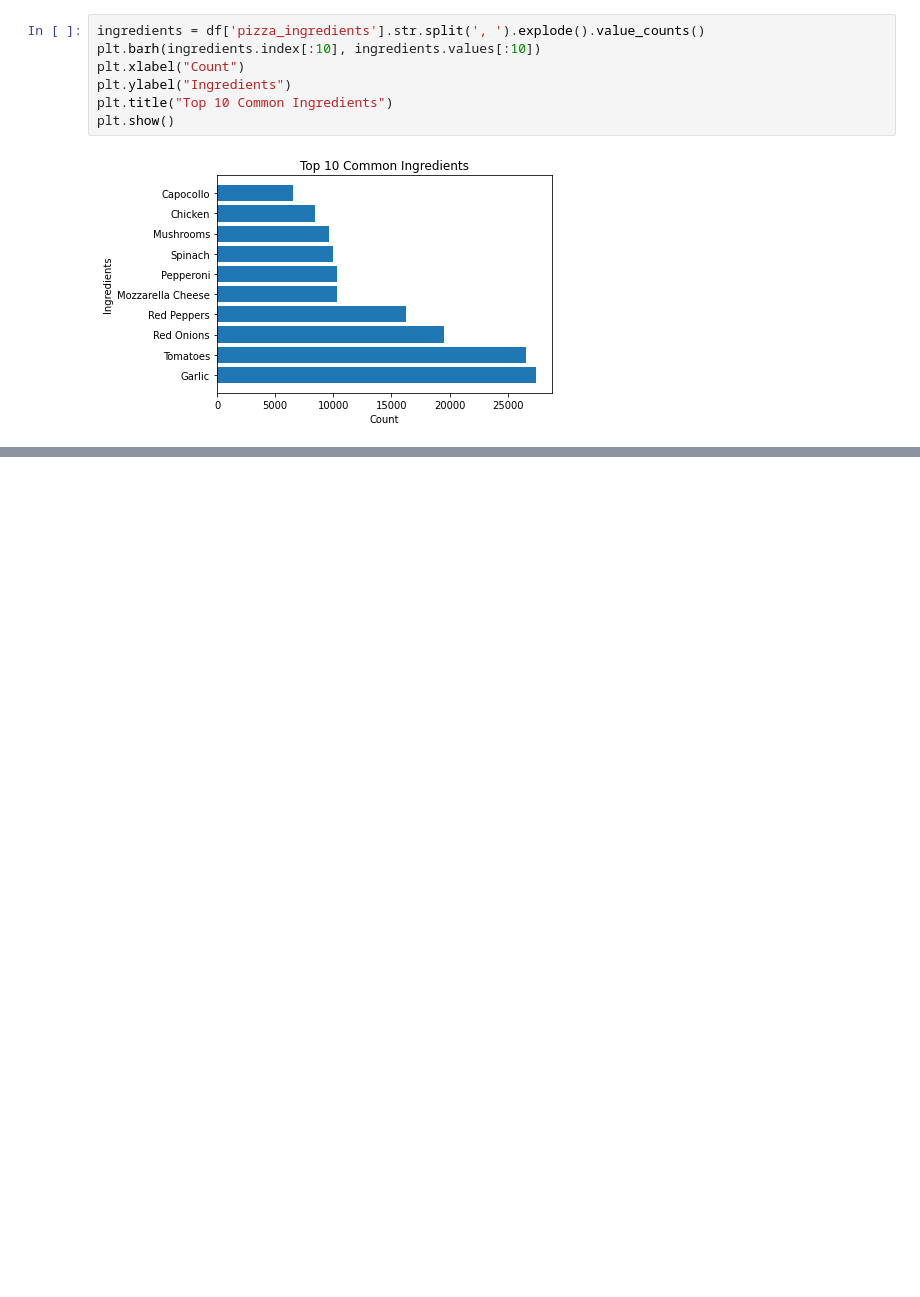
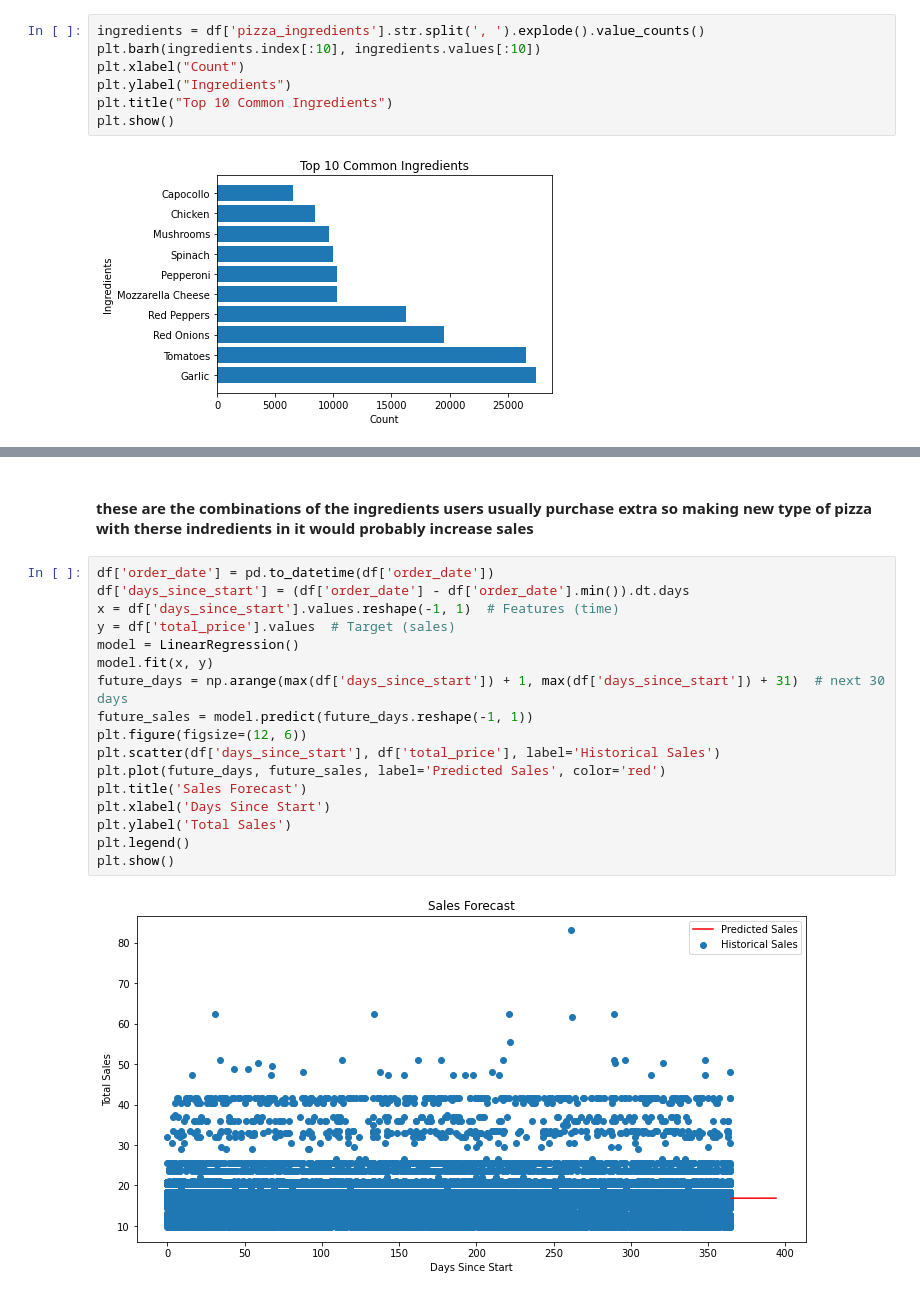
Before and after one commit to NAGSnag/DATA_ANALYSIS, a Jupyter notebook: piza_sales_analysis.ipynb, the cells around one changed output, grey strips where cells are left out. Cells and saved outputs as stored; diff of their text form; blank space fills up the shorter version.

```diff
--- a/piza_sales_analysis.ipynb
+++ b/piza_sales_analysis.ipynb
@@ -182,0 +228,21 @@ plt.show()
+# %% [markdown]
+#### these are the combinations of the ingredients users usually purchase extra so making new type of pizza with therse indredients in it would probably increase sales
+# %%
+df['order_date'] = pd.to_datetime(df['order_date'])
+df['days_since_start'] = (df['order_date'] - df['order_date'].min()).dt.days
+x = df['days_since_start'].values.reshape(-1, 1)  # Features (time)
+y = df['total_price'].values  # Target (sales)
+model = LinearRegression()
+model.fit(x, y)
+future_days = np.arange(max(df['days_since_start']) + 1, max(df['days_since_start']) + 31)  # next 30 days
+future_sales = model.predict(future_days.reshape(-1, 1))
+plt.figure(figsize=(12, 6))
+plt.scatter(df['days_since_start'], df['total_price'], label='Historical Sales')
+plt.plot(future_days, future_sales, label='Predicted Sales', color='red')
+plt.title('Sales Forecast')
+plt.xlabel('Days Since Start')
+plt.ylabel('Total Sales')
+plt.legend()
+plt.show()
+# %% [output]
+[figure, added]
```
Also changed, not shown: parts of 8 cells of this notebook.
